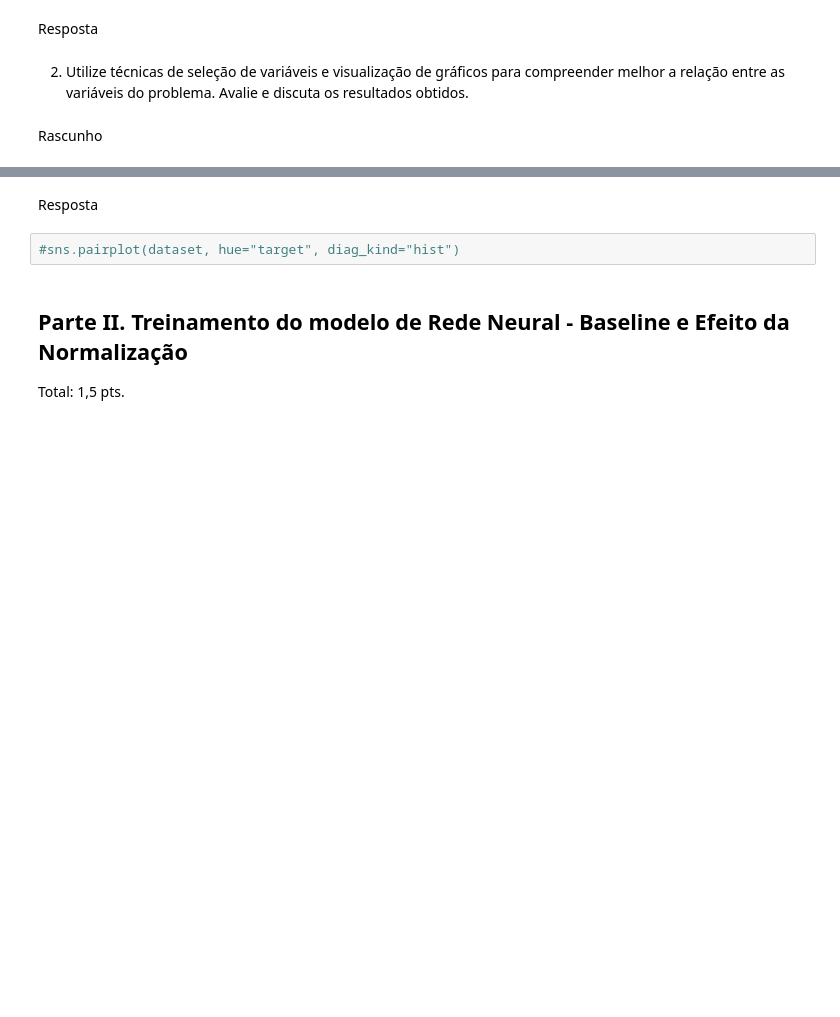
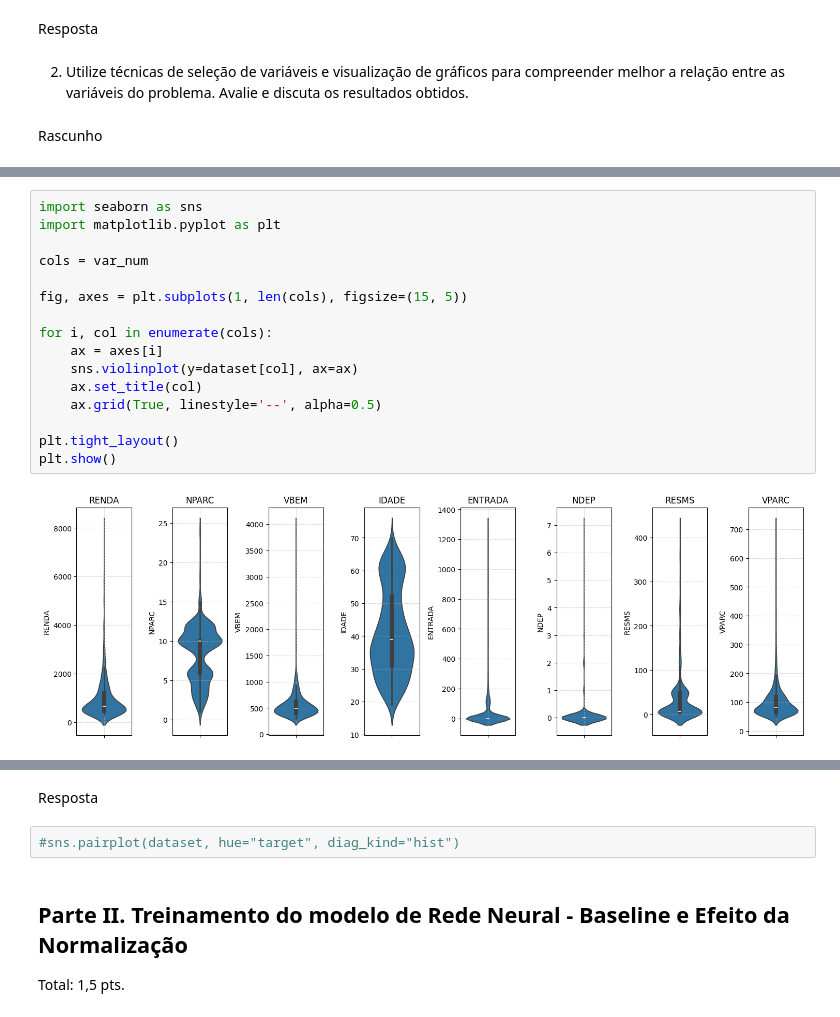
Before and after one commit to Diego-Vasquez/ALGORITMOS_Y_ESTRUCTURA_DE_DATOS, a Jupyter notebook: pos_grad/lista 1/lista_1.ipynb, the cells around one changed output, grey strips where cells are left out. Cells and saved outputs as stored; diff of their text form; blank space fills up the shorter version.

```diff
--- a/pos_grad/lista 1/lista_1.ipynb
+++ b/pos_grad/lista 1/lista_1.ipynb
@@ -560,0 +396,18 @@ Rascunho
+# %%
+import seaborn as sns
+import matplotlib.pyplot as plt
+
+cols = var_num
+
+fig, axes = plt.subplots(1, len(cols), figsize=(15, 5))
+
+for i, col in enumerate(cols):
+    ax = axes[i]
+    sns.violinplot(y=dataset[col], ax=ax)
+    ax.set_title(col)
+    ax.grid(True, linestyle='--', alpha=0.5)
+
+plt.tight_layout()
+plt.show()
+# %% [output]
+[figure, added]
```
Also changed, not shown: parts of 23 cells of this notebook.
